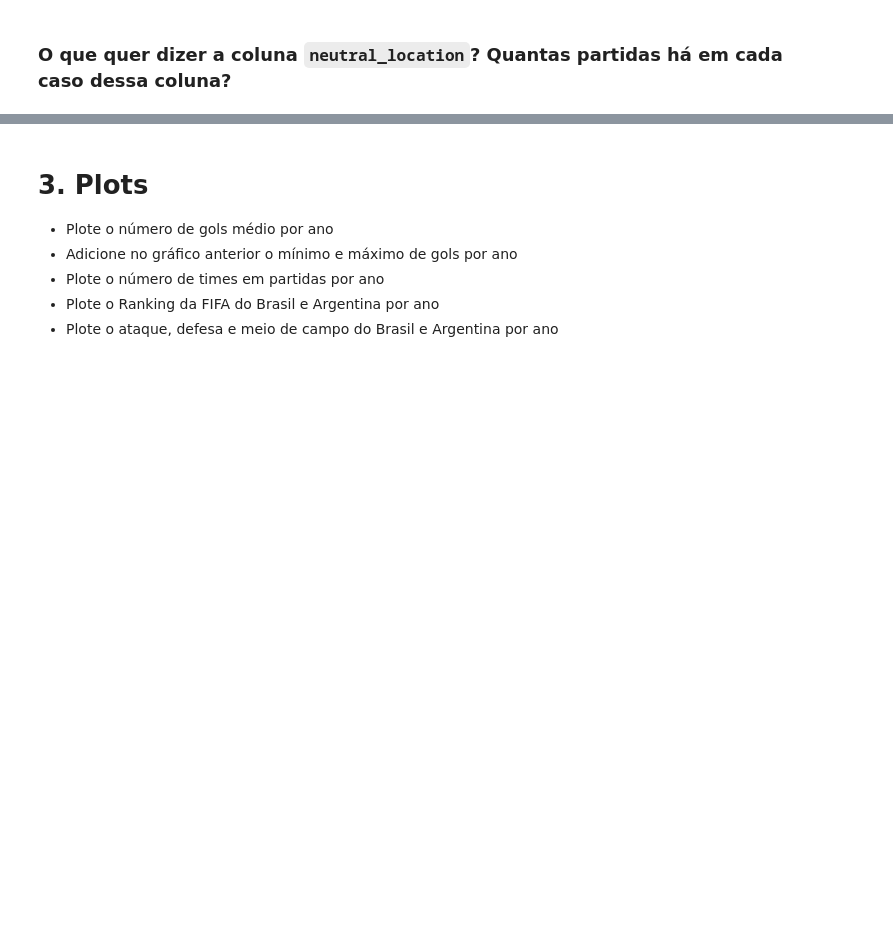
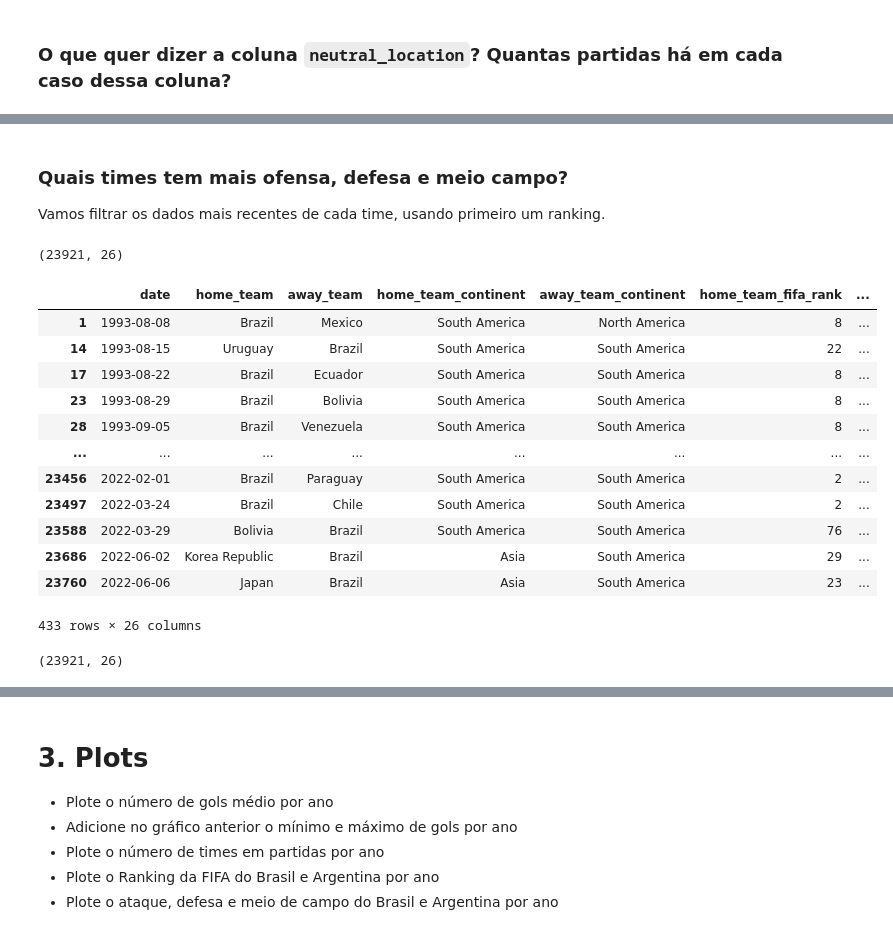
Before and after one commit to lgabs/copa22-forecast, a Jupyter notebook: code/lessons/Aula 1 - Análise de Dados.ipynb, the cells around one changed output, grey strips where cells are left out. Cells and saved outputs as stored; diff of their text form; code cells hidden in the pictures; blank space fills up the shorter version.

```diff
--- a/code/lessons/Aula 1 - Análise de Dados.ipynb
+++ b/code/lessons/Aula 1 - Análise de Dados.ipynb
@@ -267,0 +645,28 @@ df[~df.neutral_location].sample(5)[['date', 'home_team', 'away_team', 'city', 'n
+# %% [markdown]
+### Quais times tem mais ofensa, defesa e meio campo?
+
+Vamos filtrar os dados mais recentes de cada time, usando primeiro um ranking.
+# %%
+df.shape
+# %% [output]
+(23921, 26)
+# %%
+df[(df.home_team == 'Brazil') | (df.away_team == 'Brazil')]
+# %% [output]
+|  | date | home_team | away_team | home_team_continent | away_team_continent | home_team_fifa_rank | ... |
+| 1 | 1993-08-08 | Brazil | Mexico | South America | North America | 8 | ... |
+| 14 | 1993-08-15 | Uruguay | Brazil | South America | South America | 22 | ... |
+| 17 | 1993-08-22 | Brazil | Ecuador | South America | South America | 8 | ... |
+| 23 | 1993-08-29 | Brazil | Bolivia | South America | South America | 8 | ... |
+| 28 | 1993-09-05 | Brazil | Venezuela | South America | South America | 8 | ... |
+| ... | ... | ... | ... | ... | ... | ... | ... |
+| 23456 | 2022-02-01 | Brazil | Paraguay | South America | South America | 2 | ... |
+| 23497 | 2022-03-24 | Brazil | Chile | South America | South America | 2 | ... |
+| 23588 | 2022-03-29 | Bolivia | Brazil | South America | South America | 76 | ... |
+| 23686 | 2022-06-02 | Korea Republic | Brazil | Asia | South America | 29 | ... |
+| 23760 | 2022-06-06 | Japan | Brazil | Asia | South America | 23 | ... |
+433 rows × 26 columns
+# %%
+df.shape
+# %% [output]
+(23921, 26)
```
Also changed, not shown: parts of 45 cells of this notebook.
